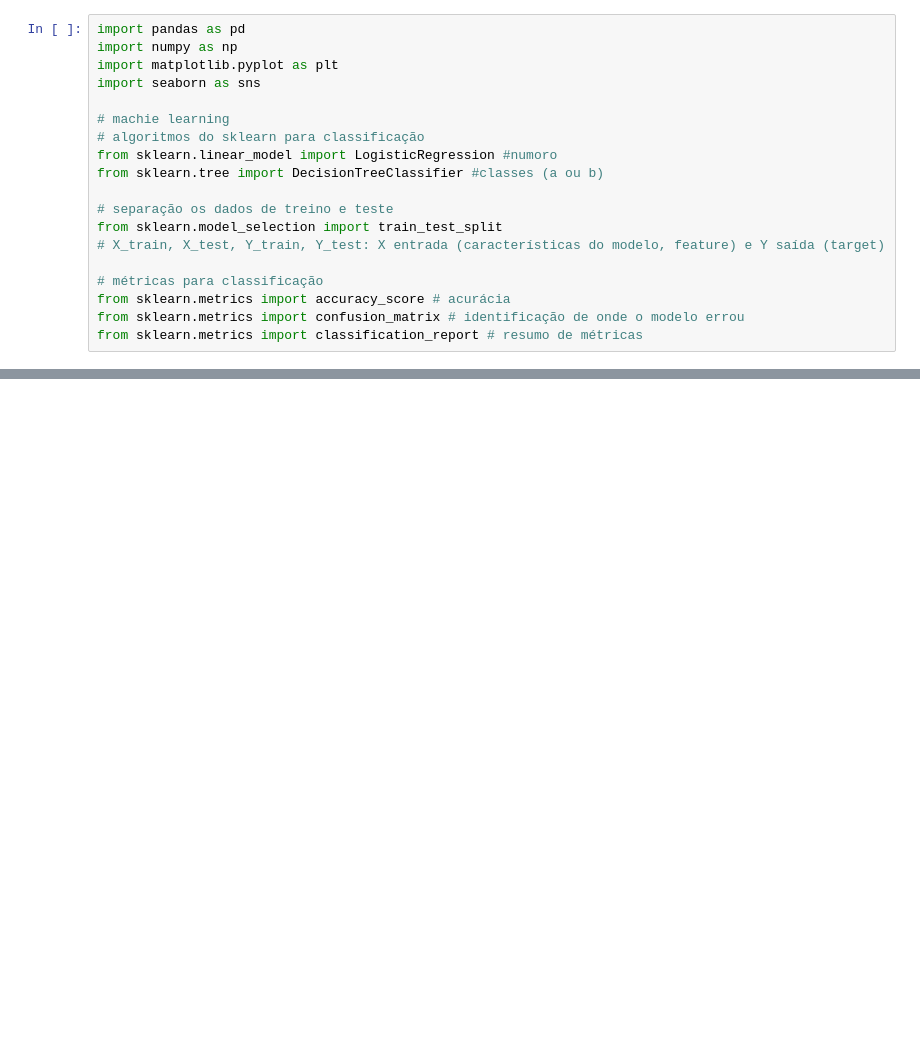
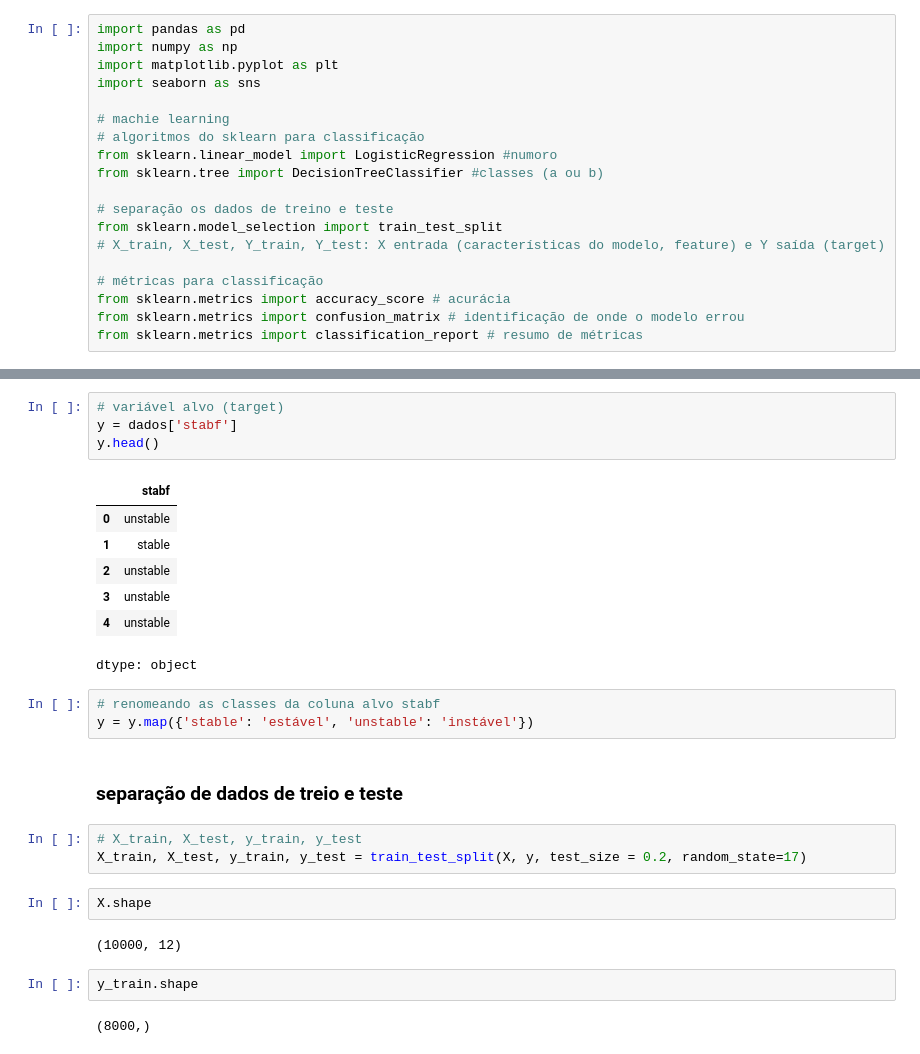
Before and after one commit to lanaozeki08-jpg/SERS_aula06_MLenergy, a Jupyter notebook: SERS_aula6_MLenergia.ipynb, the cells around one changed output, grey strips where cells are left out. Cells and saved outputs as stored; diff of their text form; blank space fills up the shorter version.

```diff
--- a/SERS_aula6_MLenergia.ipynb
+++ b/SERS_aula6_MLenergia.ipynb
@@ -29,0 +113,28 @@ from sklearn.metrics import classification_report # resumo de métricas
+# %%
+# variável alvo (target)
+y = dados['stabf']
+y.head()
+# %% [output]
+|  | stabf |
+| 0 | unstable |
+| 1 | stable |
+| 2 | unstable |
+| 3 | unstable |
+| 4 | unstable |
+dtype: object
+# %%
+# renomeando as classes da coluna alvo stabf
+y = y.map({'stable': 'estável', 'unstable': 'instável'})
+# %% [markdown]
+### separação de dados de treio e teste
+# %%
+# X_train, X_test, y_train, y_test
+X_train, X_test, y_train, y_test = train_test_split(X, y, test_size = 0.2, random_state=17)
+# %%
+X.shape
+# %% [output]
+(10000, 12)
+# %%
+y_train.shape
+# %% [output]
+(8000,)
```
Also changed, not shown: parts of 12 cells of this notebook.
